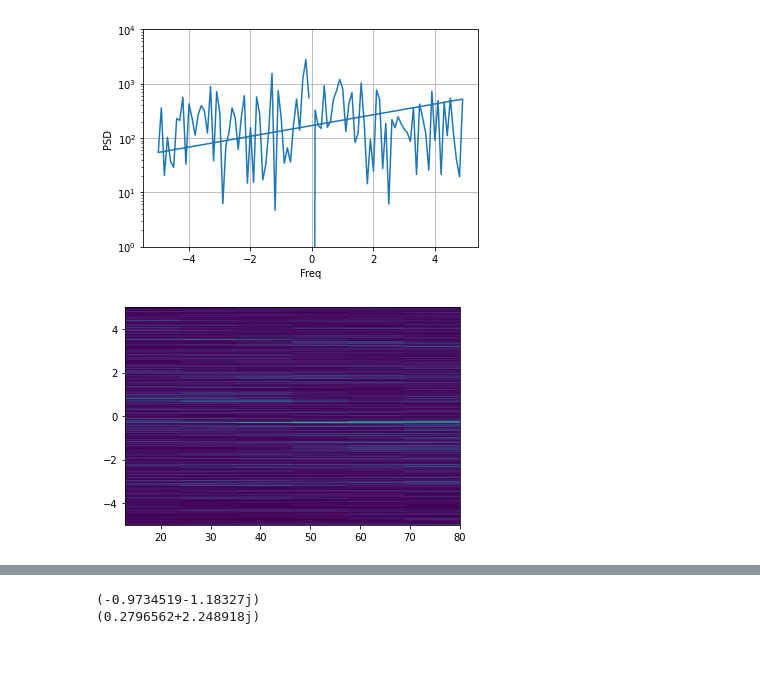
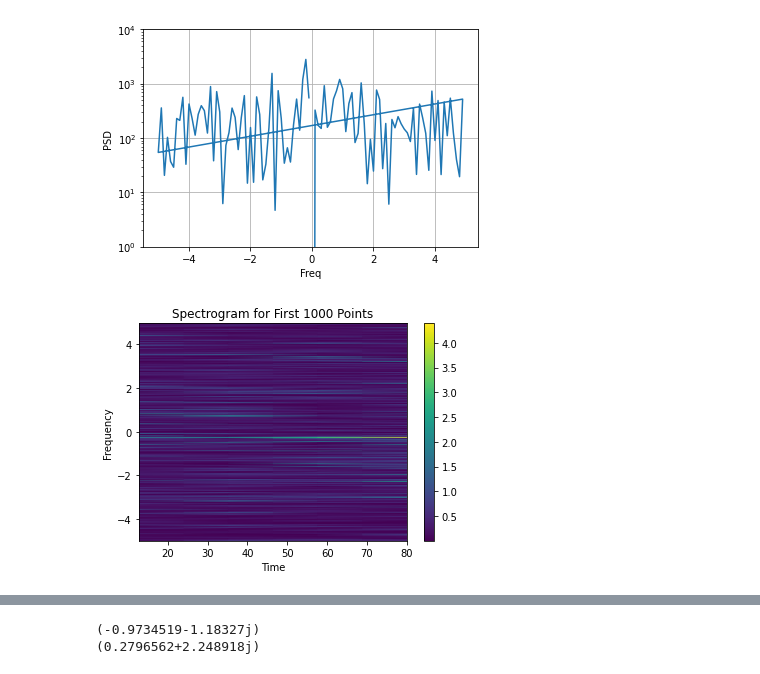
Before and after one commit to RoslynJessney/roslynmproject, a Jupyter notebook: runXXXII.ipynb, the cells around one changed output, grey strips where cells are left out. Cells and saved outputs as stored; diff of their text form; code cells hidden in the pictures.

```diff
--- a/runXXXII.ipynb
+++ b/runXXXII.ipynb
@@ -92,9 +92,13 @@ plt.grid(True)
 # %%
 first1000=comb[:1000]
 # %%
-#spectrogram - two sided?
-f, t, Sxx = signal.spectrogram(first1000-np.mean(first1000), 10, nfft=3000, return_onesided=False)
+#spectrogram for first 1000 points - two sided
+f, t, Sxx = signal.spectrogram(first1000-np.mean(first1000), 10, nfft=300, return_onesided=False)
 plt.pcolormesh(t, fftshift(f), fftshift(Sxx, axes=0), shading='gouraud')
+plt.colorbar()
+plt.ylabel('Frequency')
+plt.xlabel('Time')
+plt.title('Spectrogram for First 1000 Points')
 plt.show()
 # %% [output]
-[figure, old version]
+[figure, new version]
```
Also changed, not shown: parts of 14 cells of this notebook.
